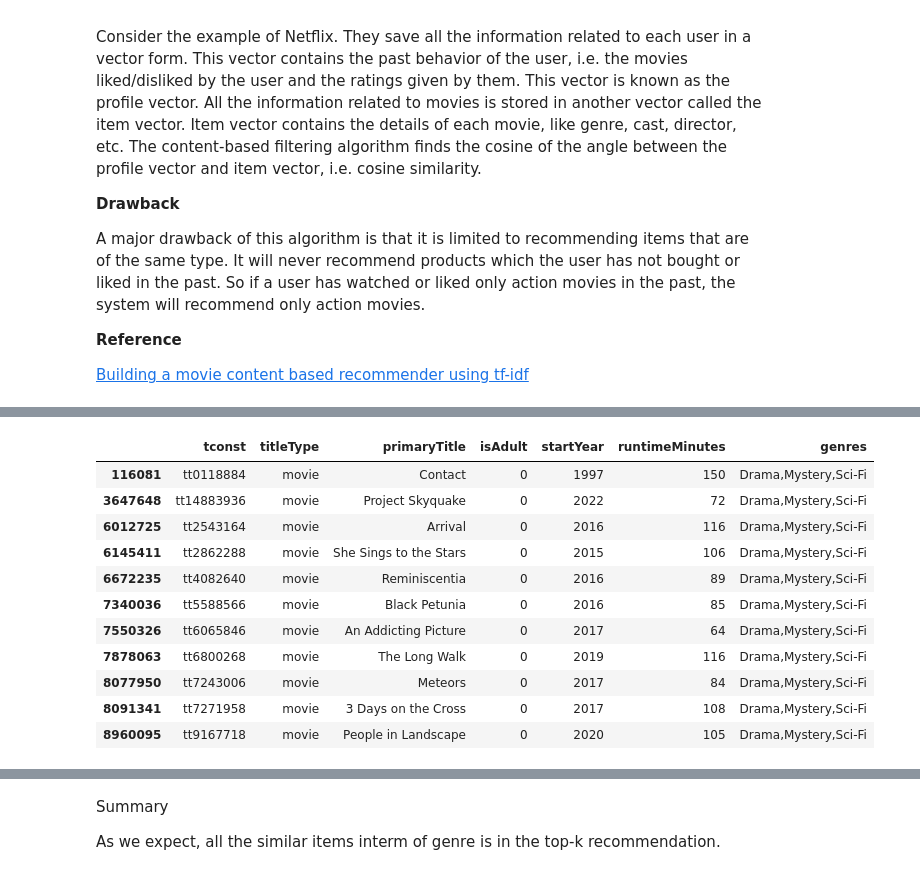
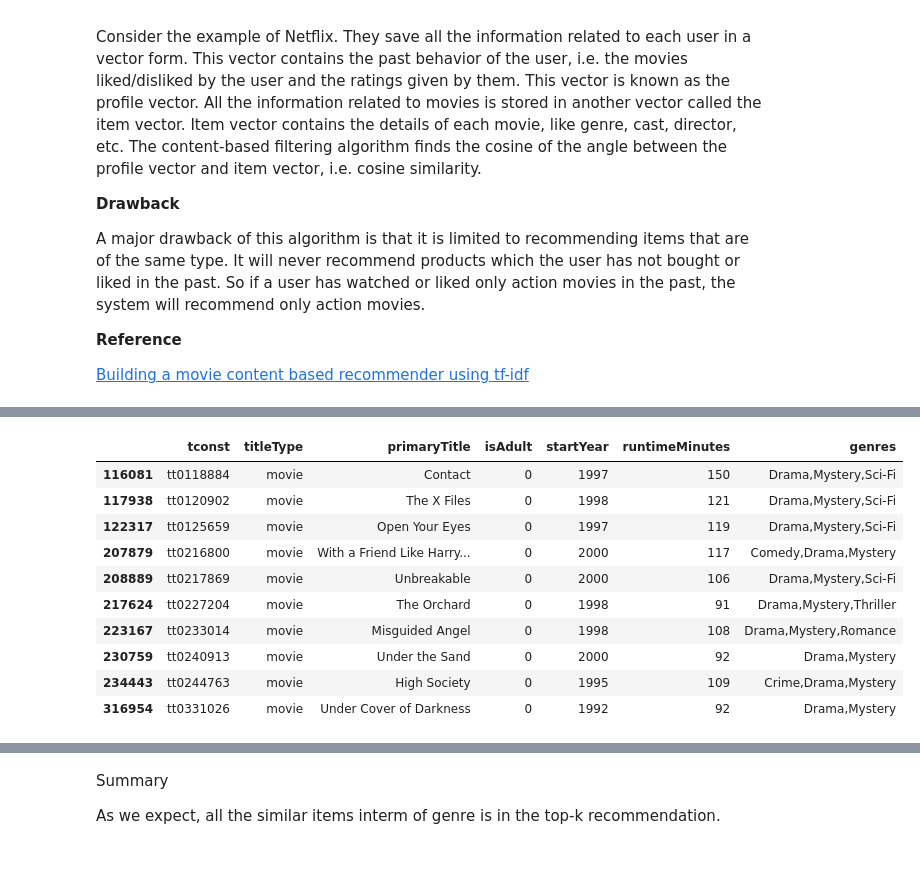
Before and after one commit to jonahwoods95/IMDB-Recommender-System, a Jupyter notebook: Tutorial.ipynb, the cells around one changed output, grey strips where cells are left out. Drawn from its saved outputs; the diff is of its cells as text; code cells hidden in the pictures.

```diff
--- a/Tutorial.ipynb
+++ b/Tutorial.ipynb
@@ -238,51 +247,20 @@ top_movies = awesome_cossim_topn(reg_matrix, transposed_matrix, 10, .5, use_thre
-# %%
-def get_matches_df(sparse_matrix, name_vector, top=100):
-    non_zeros = sparse_matrix.nonzero()
-
-    sparserows = non_zeros[0]
-    sparsecols = non_zeros[1]
-
-    if top:
-        nr_matches = top
-    else:
-        nr_matches = sparsecols.size
-
-    left_side = empty([nr_matches], dtype=object)
-    right_side = empty([nr_matches], dtype=object)
-    similairity = zeros(nr_matches)
-
-    for index in range(0, nr_matches):
-        left_side[index] = name_vector.iloc[sparserows[index]]
-        right_side[index] = name_vector.iloc[sparsecols[index]]
-        similairity[index] = sparse_matrix.data[index]
-
-    return DataFrame({
-        'left_side': left_side,
-        'right_side': right_side,
-        'similairity': similairity
-    })
-
-matches = get_matches_df(top_movies, item_mat.reset_index()['tconst'], top=None)
 # %%
 test_movie = popular_movies[popular_movies['primaryTitle'].str.lower() == 'contact']
 test_movie = test_movie['tconst'].iloc[0]
 
 test_matches = matches[matches['left_side'] == test_movie]['right_side']
 test_matches = test_matches.to_list() + [test_movie]
 
-similar_movies = movies[movies['tconst'].isin(test_matches)]
+movies[movies['tconst'].isin(test_matches)]
+# %% [output]
+|  | tconst | titleType | primaryTitle | isAdult | startYear | runtimeMinutes | genres |
+| 116081 | tt0118884 | movie | Contact | 0 | 1997 | 150 | Drama,Mystery,Sci-Fi |
+| 117938 | tt0120902 | movie | The X Files | 0 | 1998 | 121 | Drama,Mystery,Sci-Fi |
+| 122317 | tt0125659 | movie | Open Your Eyes | 0 | 1997 | 119 | Drama,Mystery,Sci-Fi |
+| 207879 | tt0216800 | movie | With a Friend Like Harry... | 0 | 2000 | 117 | Comedy,Drama,Mystery |
+| 208889 | tt0217869 | movie | Unbreakable | 0 | 2000 | 106 | Drama,Mystery,Sci-Fi |
+| 217624 | tt0227204 | movie | The Orchard | 0 | 1998 | 91 | Drama,Mystery,Thriller |
+| 223167 | tt0233014 | movie | Misguided Angel | 0 | 1998 | 108 | Drama,Mystery,Romance |
+| 230759 | tt0240913 | movie | Under the Sand | 0 | 2000 | 92 | Drama,Mystery |
+| 234443 | tt0244763 | movie | High Society | 0 | 1995 | 109 | Crime,Drama,Mystery |
+| 316954 | tt0331026 | movie | Under Cover of Darkness | 0 | 1992 | 92 | Drama,Mystery |
-# %%
-similar_movies
-# %% [output]
-|  | tconst | titleType | primaryTitle | isAdult | startYear | runtimeMinutes | genres |
-| 116081 | tt0118884 | movie | Contact | 0 | 1997 | 150 | Drama,Mystery,Sci-Fi |
-| 3647648 | tt14883936 | movie | Project Skyquake | 0 | 2022 | 72 | Drama,Mystery,Sci-Fi |
-| 6012725 | tt2543164 | movie | Arrival | 0 | 2016 | 116 | Drama,Mystery,Sci-Fi |
-| 6145411 | tt2862288 | movie | She Sings to the Stars | 0 | 2015 | 106 | Drama,Mystery,Sci-Fi |
-| 6672235 | tt4082640 | movie | Reminiscentia | 0 | 2016 | 89 | Drama,Mystery,Sci-Fi |
-| 7340036 | tt5588566 | movie | Black Petunia | 0 | 2016 | 85 | Drama,Mystery,Sci-Fi |
-| 7550326 | tt6065846 | movie | An Addicting Picture | 0 | 2017 | 64 | Drama,Mystery,Sci-Fi |
-| 7878063 | tt6800268 | movie | The Long Walk | 0 | 2019 | 116 | Drama,Mystery,Sci-Fi |
-| 8077950 | tt7243006 | movie | Meteors | 0 | 2017 | 84 | Drama,Mystery,Sci-Fi |
-| 8091341 | tt7271958 | movie | 3 Days on the Cross | 0 | 2017 | 108 | Drama,Mystery,Sci-Fi |
-| 8960095 | tt9167718 | movie | People in Landscape | 0 | 2020 | 105 | Drama,Mystery,Sci-Fi |
```
Also changed, not shown: parts of 8 cells of this notebook.
